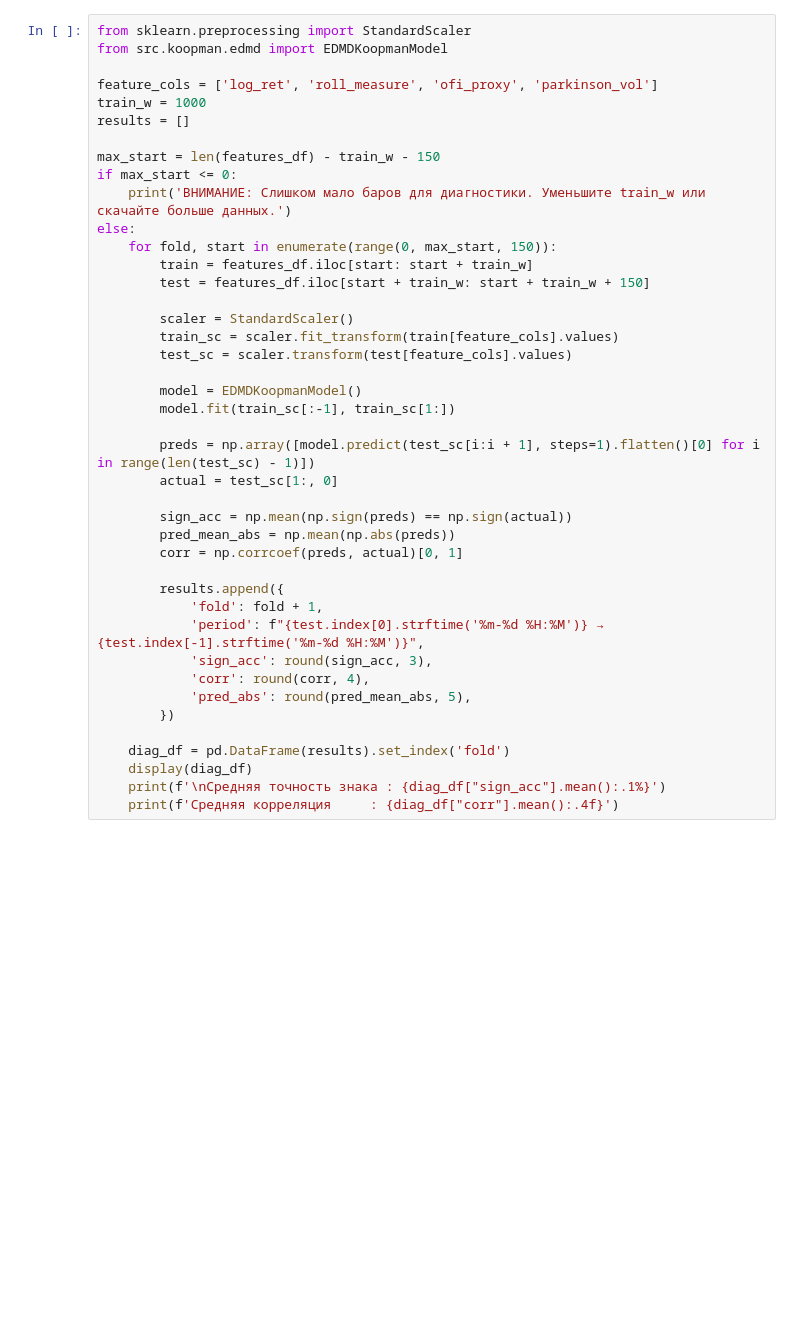
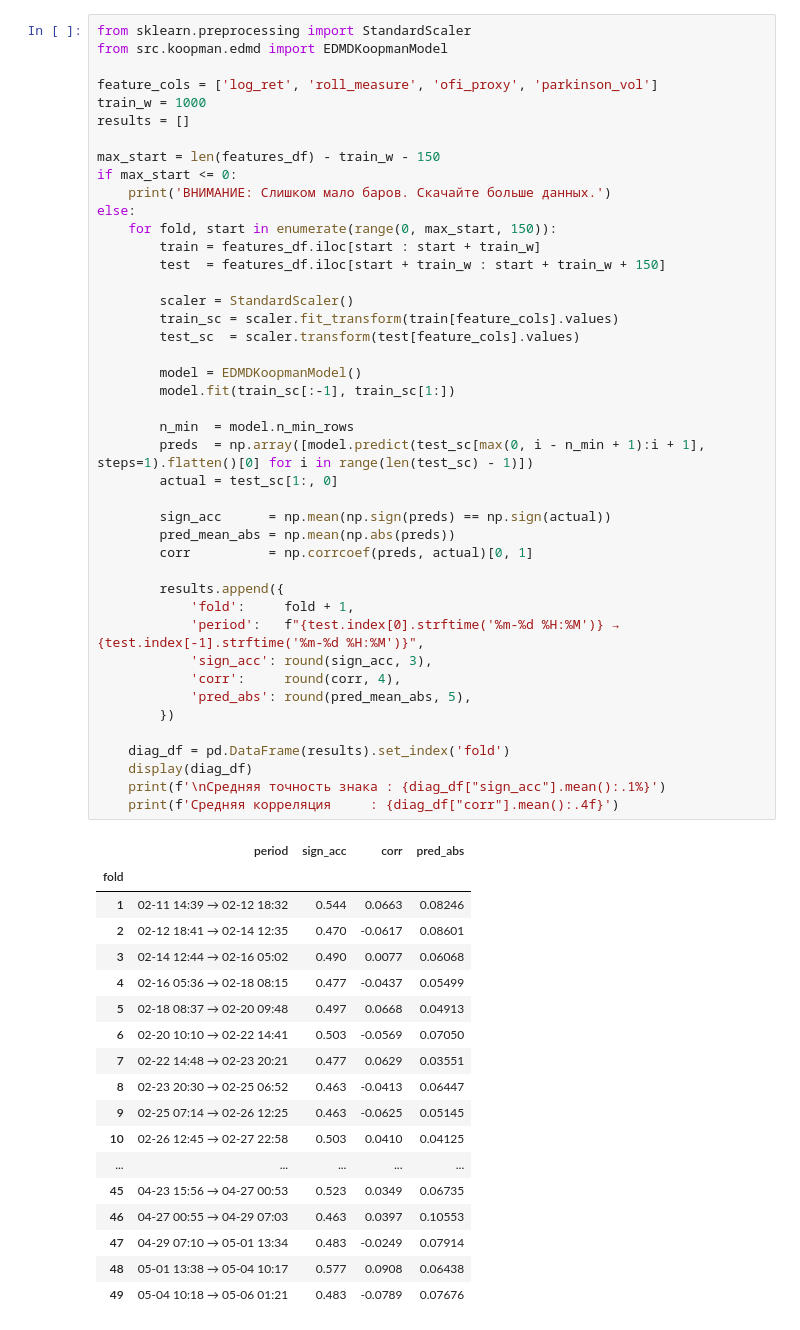
Before and after one commit to nathaniel-brodetsky/quant_system, a Jupyter notebook: research_notebooks/01_pipeline_test.ipynb, the cells around one changed output. Cells and saved outputs as stored; diff of their text form; blank space fills up the shorter version.

```diff
--- a/research_notebooks/01_pipeline_test.ipynb
+++ b/research_notebooks/01_pipeline_test.ipynb
@@ -41,40 +58,60 @@ from sklearn.preprocessing import StandardScaler
 from src.koopman.edmd import EDMDKoopmanModel
 
 feature_cols = ['log_ret', 'roll_measure', 'ofi_proxy', 'parkinson_vol']
 train_w = 1000
 results = []
 
 max_start = len(features_df) - train_w - 150
 if max_start <= 0:
-    print('ВНИМАНИЕ: Слишком мало баров для диагностики. Уменьшите train_w или скачайте больше данных.')
+    print('ВНИМАНИЕ: Слишком мало баров. Скачайте больше данных.')
 else:
     for fold, start in enumerate(range(0, max_start, 150)):
-        train = features_df.iloc[start: start + train_w]
-        test = features_df.iloc[start + train_w: start + train_w + 150]
+        train = features_df.iloc[start : start + train_w]
+        test  = features_df.iloc[start + train_w : start + train_w + 150]
 
         scaler = StandardScaler()
         train_sc = scaler.fit_transform(train[feature_cols].values)
-        test_sc = scaler.transform(test[feature_cols].values)
+        test_sc  = scaler.transform(test[feature_cols].values)
 
         model = EDMDKoopmanModel()
         model.fit(train_sc[:-1], train_sc[1:])
 
-        preds = np.array([model.predict(test_sc[i:i + 1], steps=1).flatten()[0] for i in range(len(test_sc) - 1)])
+        n_min  = model.n_min_rows
+        preds  = np.array([model.predict(test_sc[max(0, i - n_min + 1):i + 1], steps=1).flatten()[0] for i in range(len(test_sc) - 1)])
         actual = test_sc[1:, 0]
 
-        sign_acc = np.mean(np.sign(preds) == np.sign(actual))
+        sign_acc      = np.mean(np.sign(preds) == np.sign(actual))
         pred_mean_abs = np.mean(np.abs(preds))
-        corr = np.corrcoef(preds, actual)[0, 1]
+        corr          = np.corrcoef(preds, actual)[0, 1]
 
         results.append({
-            'fold': fold + 1,
-            'period': f"{test.index[0].strftime('%m-%d %H:%M')} → {test.index[-1].strftime('%m-%d %H:%M')}",
+            'fold':     fold + 1,
+            'period':   f"{test.index[0].strftime('%m-%d %H:%M')} → {test.index[-1].strftime('%m-%d %H:%M')}",
             'sign_acc': round(sign_acc, 3),
-            'corr': round(corr, 4),
+            'corr':     round(corr, 4),
             'pred_abs': round(pred_mean_abs, 5),
         })
 
     diag_df = pd.DataFrame(results).set_index('fold')
     display(diag_df)
     print(f'\nСредняя точность знака : {diag_df["sign_acc"].mean():.1%}')
     print(f'Средняя корреляция     : {diag_df["corr"].mean():.4f}')
+# %% [output]
+|  | period | sign_acc | corr | pred_abs |
+| fold |  |  |  |  |
+| 1 | 02-11 14:39 → 02-12 18:32 | 0.544 | 0.0663 | 0.08246 |
+| 2 | 02-12 18:41 → 02-14 12:35 | 0.470 | -0.0617 | 0.08601 |
+| 3 | 02-14 12:44 → 02-16 05:02 | 0.490 | 0.0077 | 0.06068 |
+| 4 | 02-16 05:36 → 02-18 08:15 | 0.477 | -0.0437 | 0.05499 |
+| 5 | 02-18 08:37 → 02-20 09:48 | 0.497 | 0.0668 | 0.04913 |
+| 6 | 02-20 10:10 → 02-22 14:41 | 0.503 | -0.0569 | 0.07050 |
+| 7 | 02-22 14:48 → 02-23 20:21 | 0.477 | 0.0629 | 0.03551 |
+| 8 | 02-23 20:30 → 02-25 06:52 | 0.463 | -0.0413 | 0.06447 |
+| 9 | 02-25 07:14 → 02-26 12:25 | 0.463 | -0.0625 | 0.05145 |
+| 10 | 02-26 12:45 → 02-27 22:58 | 0.503 | 0.0410 | 0.04125 |
+| ... | ... | ... | ... | ... |
+| 45 | 04-23 15:56 → 04-27 00:53 | 0.523 | 0.0349 | 0.06735 |
+| 46 | 04-27 00:55 → 04-29 07:03 | 0.463 | 0.0397 | 0.10553 |
+| 47 | 04-29 07:10 → 05-01 13:34 | 0.483 | -0.0249 | 0.07914 |
+| 48 | 05-01 13:38 → 05-04 10:17 | 0.577 | 0.0908 | 0.06438 |
+| 49 | 05-04 10:18 → 05-06 01:21 | 0.483 | -0.0789 | 0.07676 |
```
Also changed, not shown: parts of 7 cells of this notebook, 6 other files.
